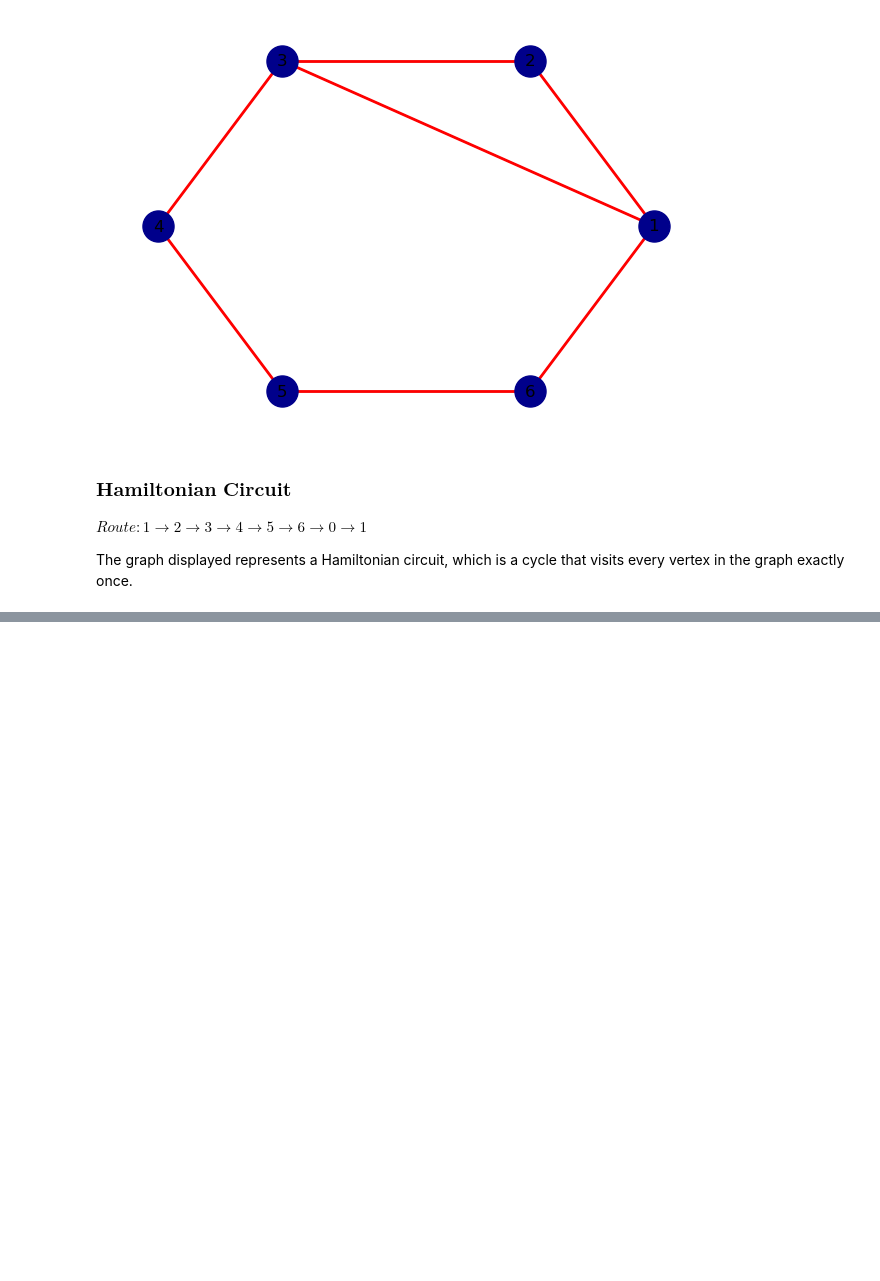
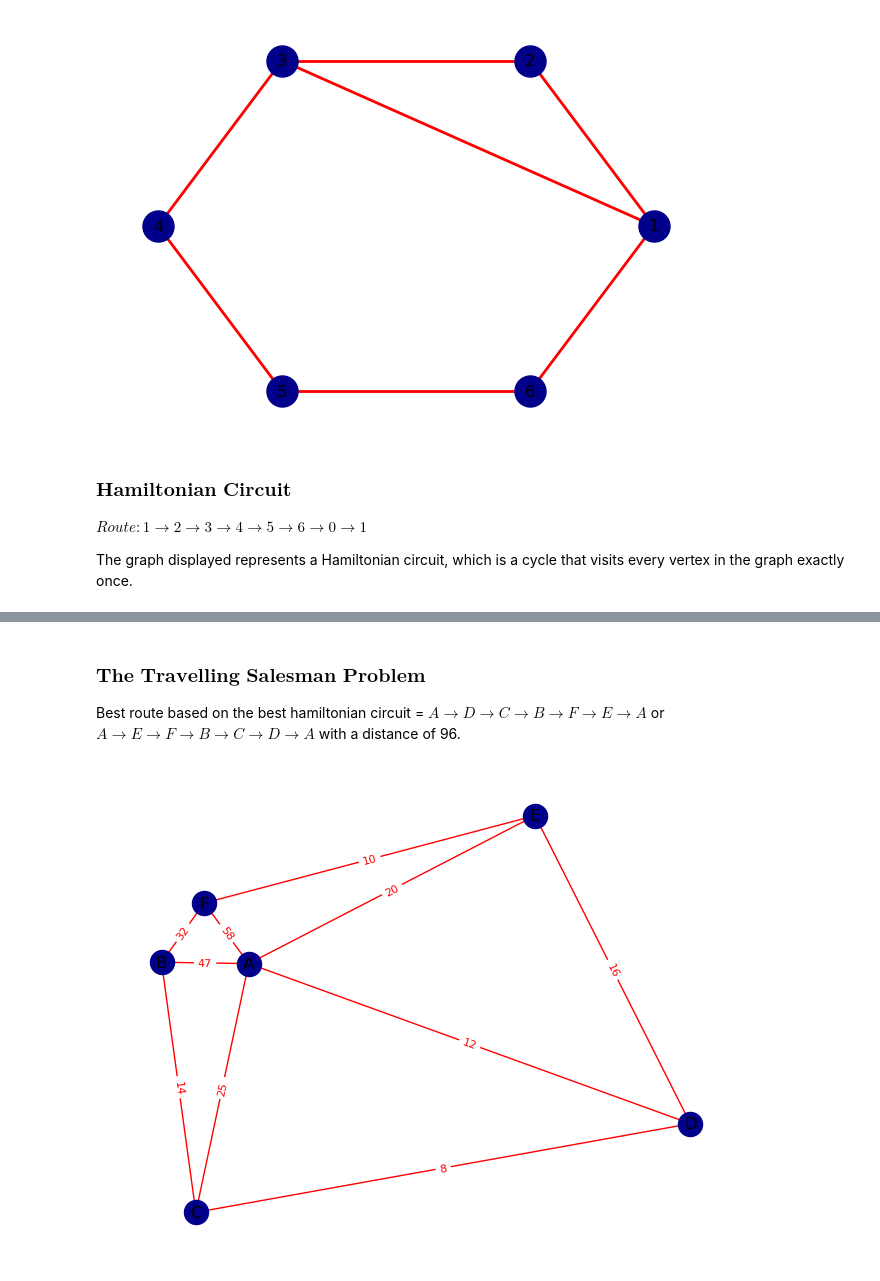
Before and after one commit to ramesesluis777/Discrete_Math_2_Barria, a Jupyter notebook: Barra_Answers/Lecture_3.ipynb, the cells around one changed output, grey strips where cells are left out. Cells and saved outputs as stored; diff of their text form; code cells hidden in the pictures; blank space fills up the shorter version.

```diff
--- a/Barra_Answers/Lecture_3.ipynb
+++ b/Barra_Answers/Lecture_3.ipynb
@@ -392,0 +393,37 @@ plt.show()
+# %% [markdown]
+### $\textbf{The Travelling Salesman Problem}$
+
+Best route based on the best hamiltonian circuit = ${A \to D \to C \to B \to F \to E \to A}$ or ${A \to E \to F \to B \to C \to D \to A}$ with a distance of 96.
+# %%
+import networkx as nx
+import matplotlib.pyplot as plt
+
+# Seed for reproducibility
+seed = 6
+
+# Create a graph
+G = nx.Graph()
+G.add_nodes_from(["A", "B", "C", "D", "E", "F"])
+edgelist = [("A", "B", 47),
+            ("A", "C", 25),
+            ("A", "D", 12),
+            ("A", "E", 20),
+            ("A", "F", 58),
+            ("B", "C", 14),
+            ("C", "D", 8),
+            ("D", "E", 16),
+            ("E", "F", 10),
+            ("F", "B", 32)]
+G.add_weighted_edges_from(edgelist)
+
+# Plot the graph
+pos = nx.spectral_layout(G)
+nx.draw(G, pos=pos, with_labels=True, node_color='darkblue', edge_color='red')
+
+# Display edge labels
+edge_labels = nx.get_edge_attributes(G, 'weight')
+nx.draw_networkx_edge_labels(G, pos=pos, edge_labels=edge_labels, font_color='red', font_size=8)
+
+plt.show()
+# %% [output]
+[figure, added]
```
Also changed, not shown: parts of 1 cell of this notebook, 3 other files.
